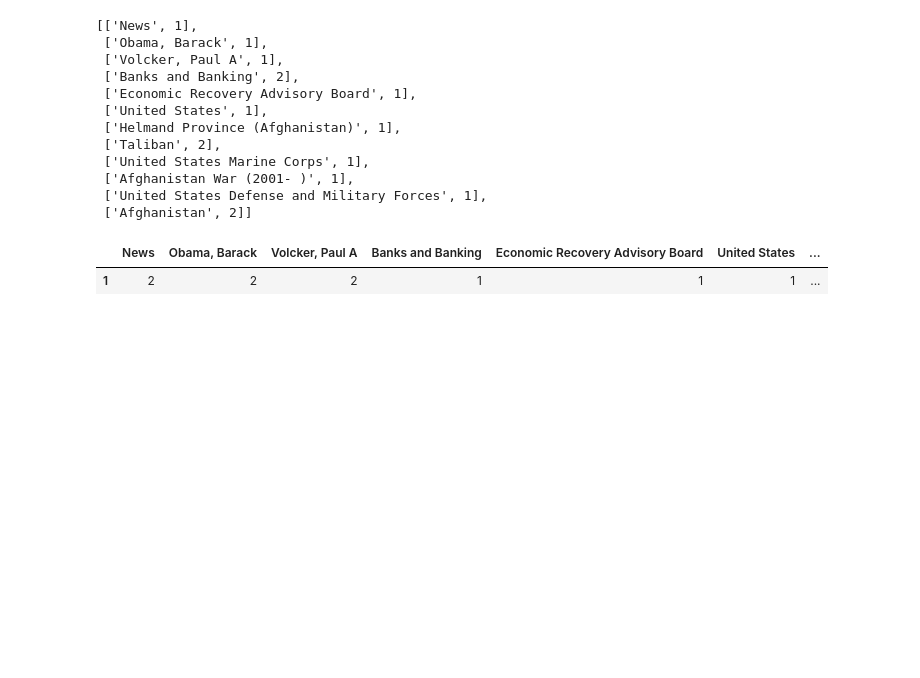
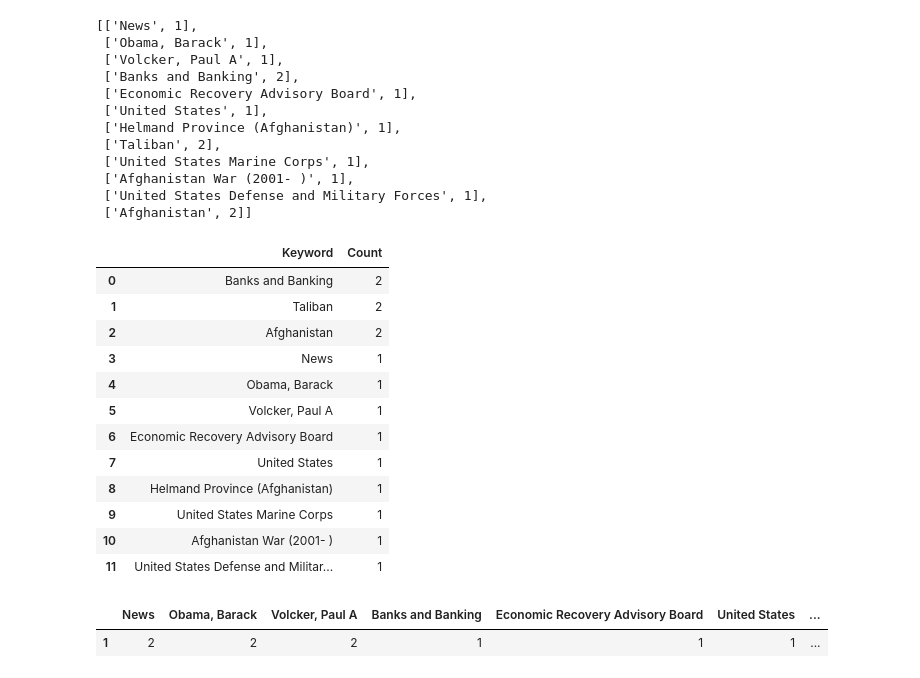
Before and after one commit to ABerry057/realtime-newyorktimes, a Jupyter notebook: ETL_EDA.ipynb, the cells around one changed output. Cells and saved outputs as stored; diff of their text form; code cells hidden in the pictures; blank space fills up the shorter version.

```diff
--- a/ETL_EDA.ipynb
+++ b/ETL_EDA.ipynb
@@ -75,6 +75,23 @@ sorted_list=sorted(dictq,key=lambda x:-x[1])
 # %%
 sorted_list
 col_names=[x[0] for x in sorted_list]
+# %%
+s1=pd.DataFrame(sorted_list, columns=['Keyword', 'Count'])
+s1
+# %% [output]
+|  | Keyword | Count |
+| 0 | Banks and Banking | 2 |
+| 1 | Taliban | 2 |
+| 2 | Afghanistan | 2 |
+| 3 | News | 1 |
+| 4 | Obama, Barack | 1 |
+| 5 | Volcker, Paul A | 1 |
+| 6 | Economic Recovery Advisory Board | 1 |
+| 7 | United States | 1 |
+| 8 | Helmand Province (Afghanistan) | 1 |
+| 9 | United States Marine Corps | 1 |
+| 10 | Afghanistan War (2001- ) | 1 |
+| 11 | United States Defense and Militar... | 1 |
 # %%
 data = (pd.DataFrame(sorted_list))
 data.sort_values(by=[1])
```
